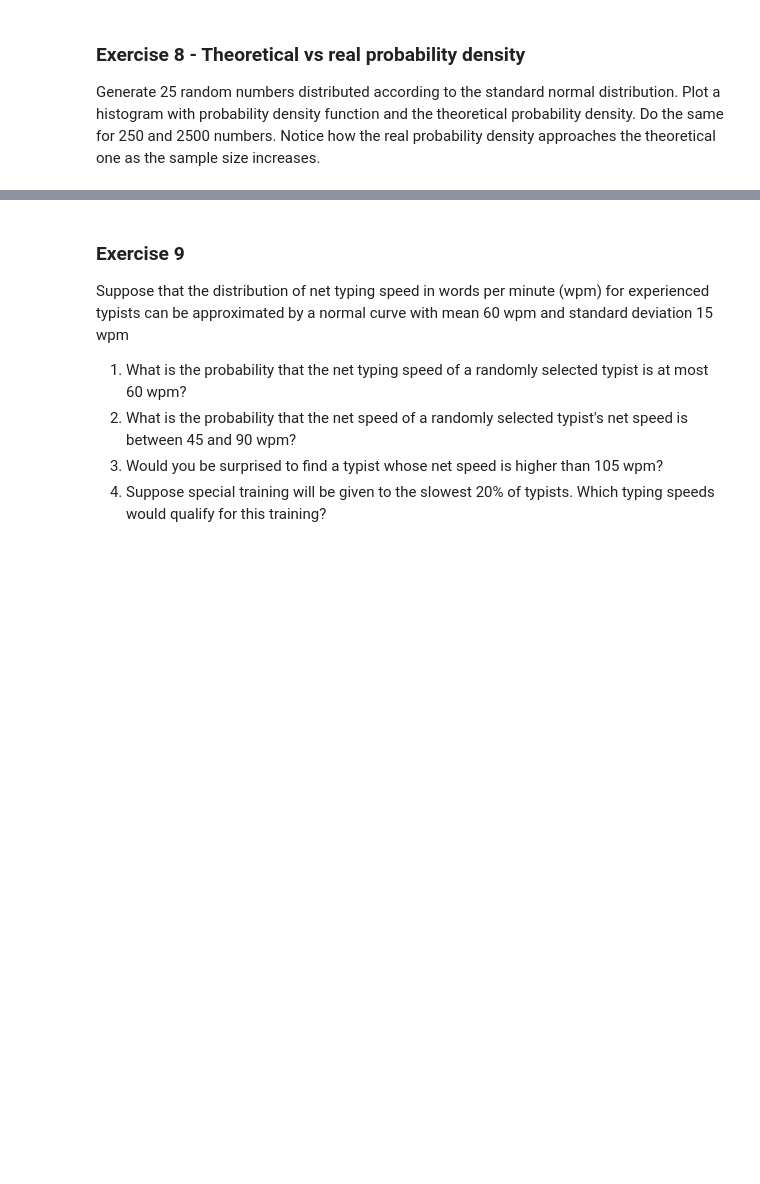
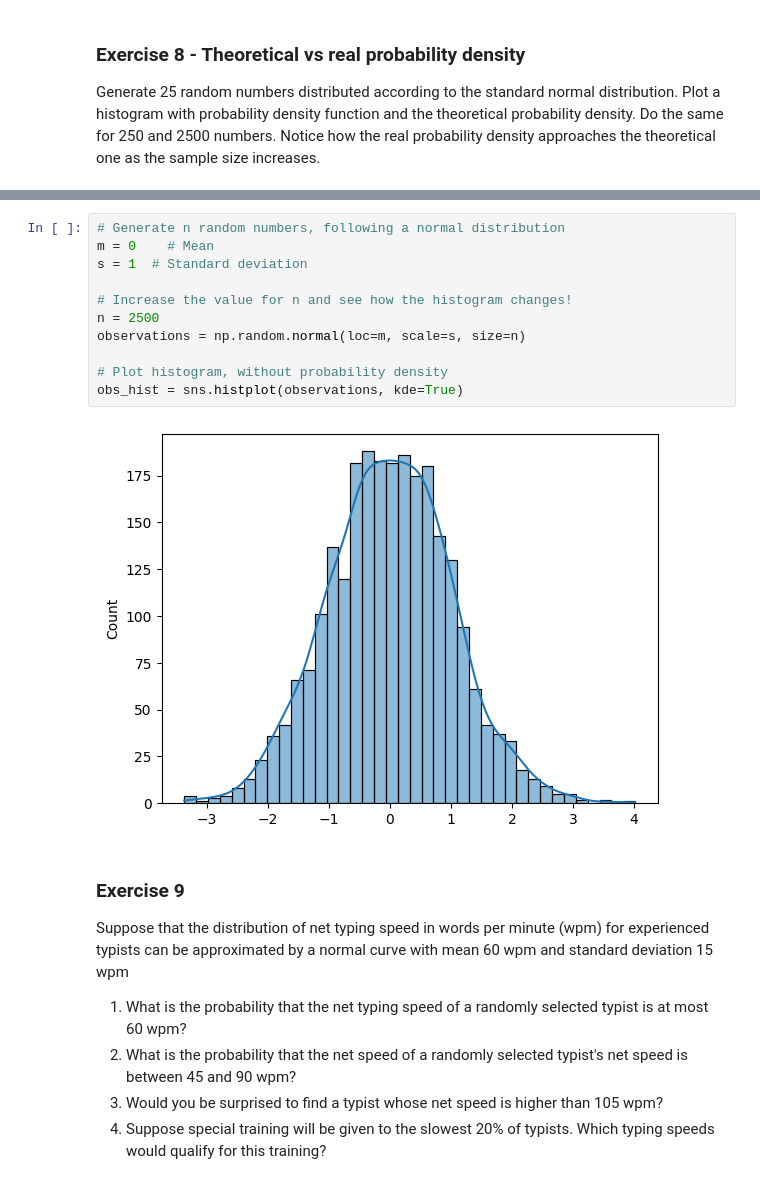
Before and after one commit to JasperHmn/dsailabs, a Jupyter notebook: 3-central-limit-testing/lab-3.01-probability-2024.ipynb, the cells around one changed output, grey strips where cells are left out. Saved outputs shown, nothing was run; the diff lists cells and outputs as text; blank space fills up the shorter version.

```diff
--- a/3-central-limit-testing/lab-3.01-probability-2024.ipynb
+++ b/3-central-limit-testing/lab-3.01-probability-2024.ipynb
@@ -197,3 +208,16 @@ Notice how the real probability density approaches the theoretical one as the sa
+# %%
+# Generate n random numbers, following a normal distribution
+m = 0    # Mean
+s = 1  # Standard deviation
+
+# Increase the value for n and see how the histogram changes!
+n = 2500
+observations = np.random.normal(loc=m, scale=s, size=n)
+
+# Plot histogram, without probability density
+obs_hist = sns.histplot(observations, kde=True)
+# %% [output]
+[figure, added]
 # %% [markdown]
 ### Exercise 9
 
```
Also changed, not shown: parts of 6 cells of this notebook, 1 other file.
